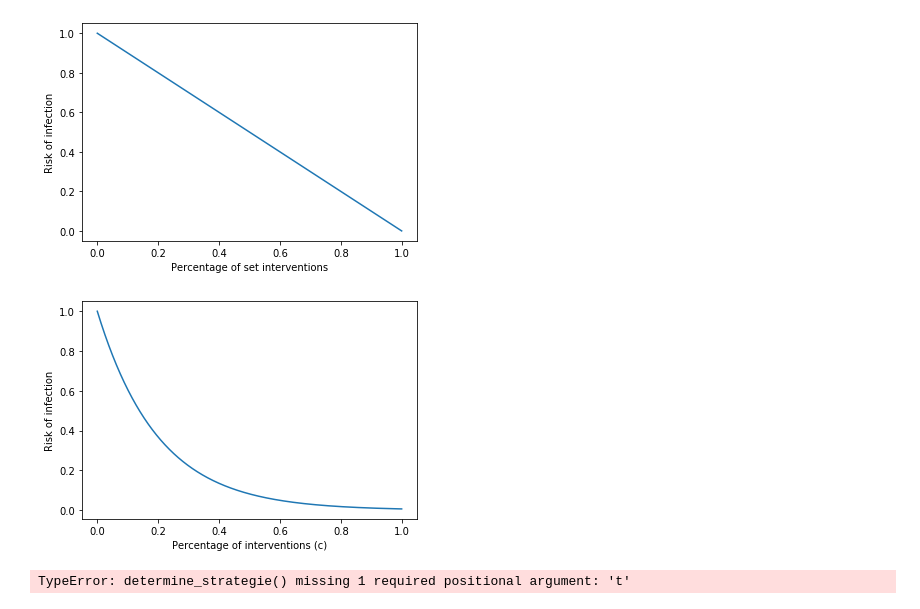
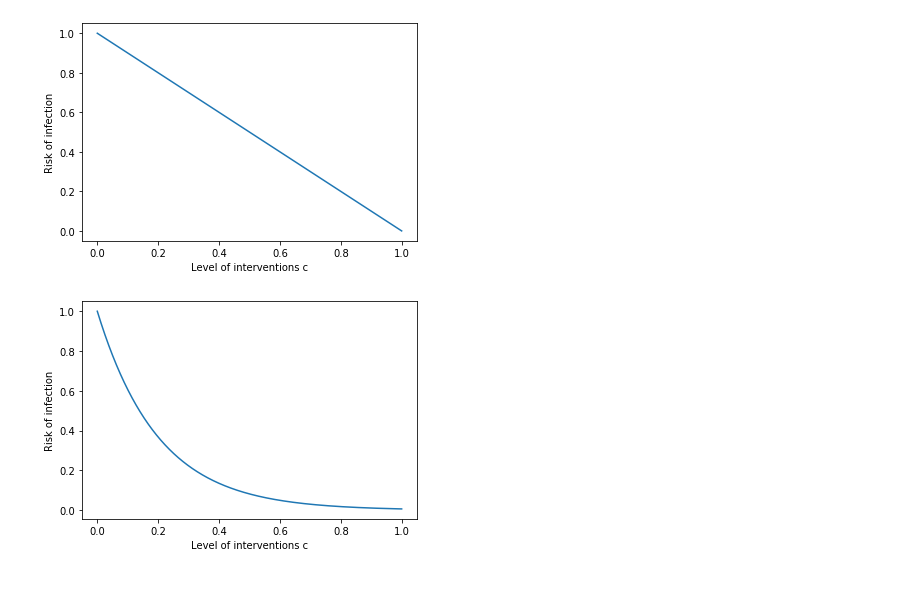
Before and after one commit to ankit001mittal/ModellingSimulation, a Jupyter notebook: SEIR_Model_With_Sigma_function_flexibel_interventions.ipynb, the cells around one changed output. Cells and saved outputs as stored; diff of their text form; code cells hidden in the pictures.

```diff
--- a/SEIR_Model_With_Sigma_function_flexibel_interventions.ipynb
+++ b/SEIR_Model_With_Sigma_function_flexibel_interventions.ipynb
@@ -37,17 +45,17 @@ beta = R0*gamma
 # %%
 # linear risk of infection, sigma, of strategie,
 
 def sigma_lin(c):
     return 1-c
 
 c = np.linspace(0,1,3001)
 
 plt.plot(c, sigma_lin(c))
-plt.xlabel('Percentage of set interventions')
+plt.xlabel('Level of interventions c')
 plt.ylabel('Risk of infection')
 plt.show()
 # %% [output]
-[figure, old version]
+[figure, new version]
 # %%
 # exponential risk of infection, sigma, of strategie,
 
@@ -57,11 +65,11 @@ def sigma_exp(c):
 c = np.linspace(0,1,3001)
 
 plt.plot(c, sigma_exp(c))
-plt.xlabel('Percentage of interventions (c)')
+plt.xlabel('Level of interventions c')
 plt.ylabel('Risk of infection')
 plt.show()
 # %% [output]
-[figure, old version]
+[figure, new version]
 # %%
 def sigma(risk_of_infection,t):
     return risk_of_infection if t >= 7*t_social_distancing else 1
@@ -99,10 +107,10 @@ t = np.linspace(0, t_max, t_max+1)
 
 x_initial = s_initial, e_initial, i_initial, r_initial
 s, e, i, r = odeint(deriv, x_initial, t, args=(u_social_distancing, alpha, beta, gamma)).T
+
+#low reproduction number
+s0_low, e0_low, i0_low, r0_low = odeint(deriv, x_initial, t, args=(0, alpha, beta_low, gamma)).T
+#high reproduction number
+s0_high, e0_high, i0_high, r0_high = odeint(deriv, x_initial, t, args=(0, alpha, beta_high, gamma)).T
+
 s0, e0, i0, r0 = odeint(deriv, x_initial, t, args=(0, alpha, beta, gamma)).T
-
-x_initial_flex = s_initial, e_initial, i_initial, r_initial
-infections_max = 500
-s_f, e_f, i_f, r_f = odeint(deriv_flex, x_initial_flex, t, args=(0, u_social_distancing, 500, alpha, beta, gamma)).T
-# %% [output]
-TypeError: determine_strategie() missing 1 required positional argument: 't'
```
Also changed, not shown: parts of 10 cells of this notebook.
